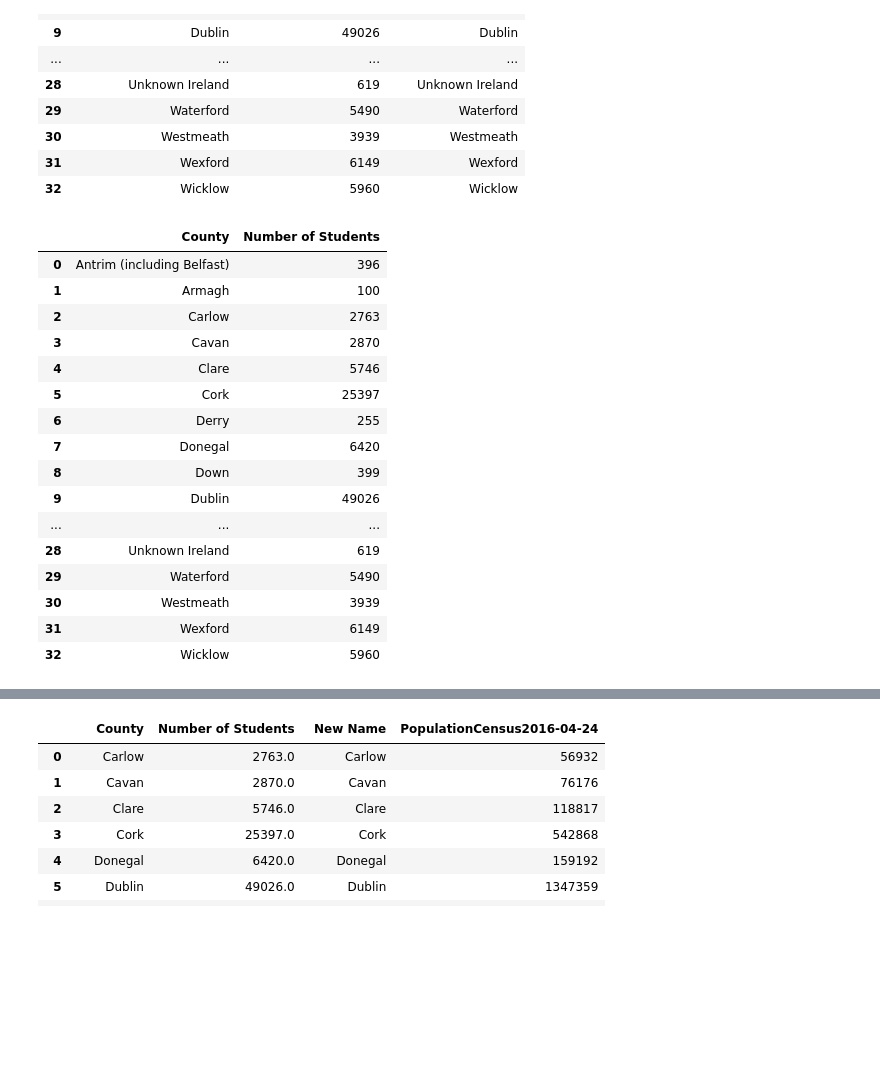
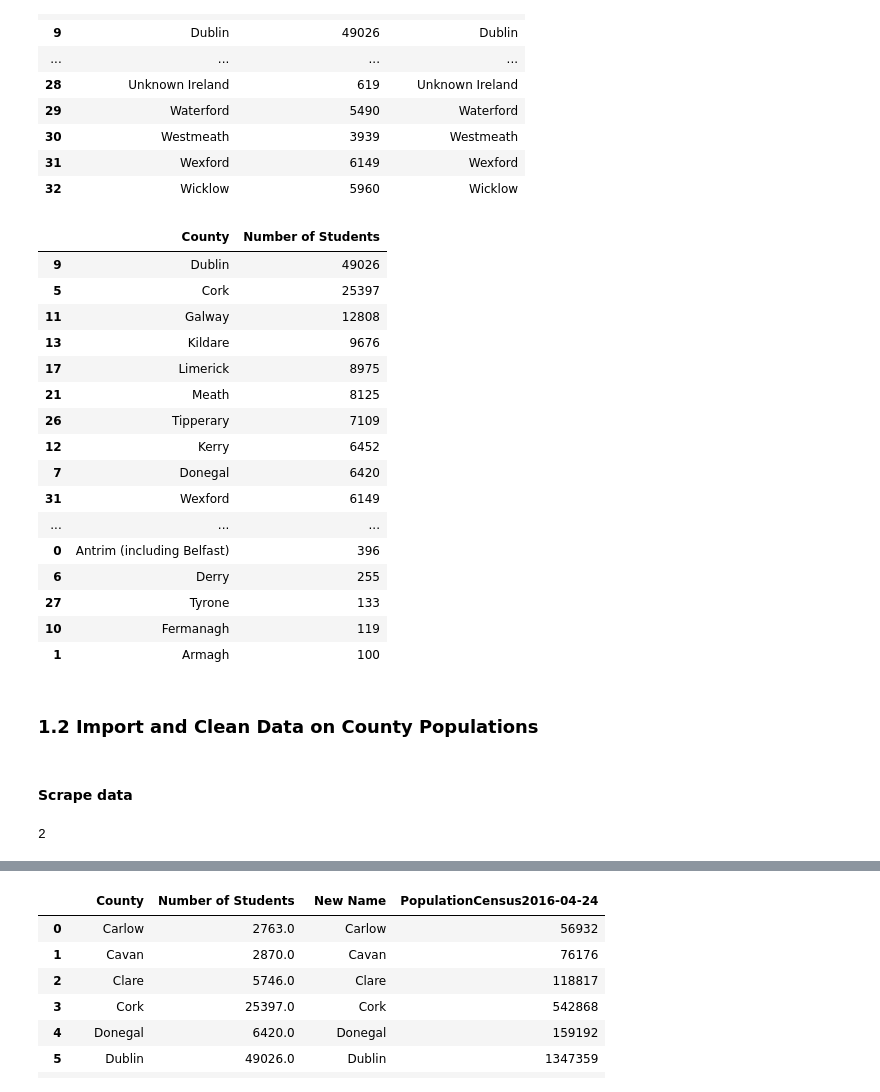
Before and after one commit to rhayeswaterford/UCDProject, a Jupyter notebook: Richard Hayes UCD Project.ipynb, the cells around one changed output, grey strips where cells are left out. Cells and saved outputs as stored; diff of their text form; code cells hidden in the pictures; blank space fills up the shorter version.

```diff
--- a/Richard Hayes UCD Project.ipynb
+++ b/Richard Hayes UCD Project.ipynb
@@ -211,23 +84,24 @@ student_population
 | 31 | Wexford | 6149 | Wexford |
 | 32 | Wicklow | 5960 | Wicklow |
 # %%
-student_population_final=student_population.drop (["New County Name"], axis=1)
+student_population_final = student_population.drop (["New County Name"], axis=1)
+student_population_final = student_population_final.sort_values("Number of Students", ascending=False)
 student_population_final
 # %% [output]
 |  | County | Number of Students |
+| 9 | Dublin | 49026 |
+| 5 | Cork | 25397 |
+| 11 | Galway | 12808 |
+| 13 | Kildare | 9676 |
+| 17 | Limerick | 8975 |
+| 21 | Meath | 8125 |
+| 26 | Tipperary | 7109 |
+| 12 | Kerry | 6452 |
+| 7 | Donegal | 6420 |
+| 31 | Wexford | 6149 |
+| ... | ... | ... |
 | 0 | Antrim (including Belfast) | 396 |
+| 6 | Derry | 255 |
+| 27 | Tyrone | 133 |
+| 10 | Fermanagh | 119 |
 | 1 | Armagh | 100 |
-| 2 | Carlow | 2763 |
-| 3 | Cavan | 2870 |
-| 4 | Clare | 5746 |
-| 5 | Cork | 25397 |
-| 6 | Derry | 255 |
-| 7 | Donegal | 6420 |
-| 8 | Down | 399 |
-| 9 | Dublin | 49026 |
-| ... | ... | ... |
-| 28 | Unknown Ireland | 619 |
-| 29 | Waterford | 5490 |
-| 30 | Westmeath | 3939 |
-| 31 | Wexford | 6149 |
-| 32 | Wicklow | 5960 |
@@ -233,0 +111,4 @@ student_population_final
+# %% [markdown]
+### 1.2 Import and Clean Data on County Populations
+# %% [markdown]
+#### Scrape data
@@ -233,0 +117,4 @@ student_population_final
+# %%
+print(len(scraped_data))
+# %% [output]
+2
```
Also changed, not shown: parts of 46 cells of this notebook.
